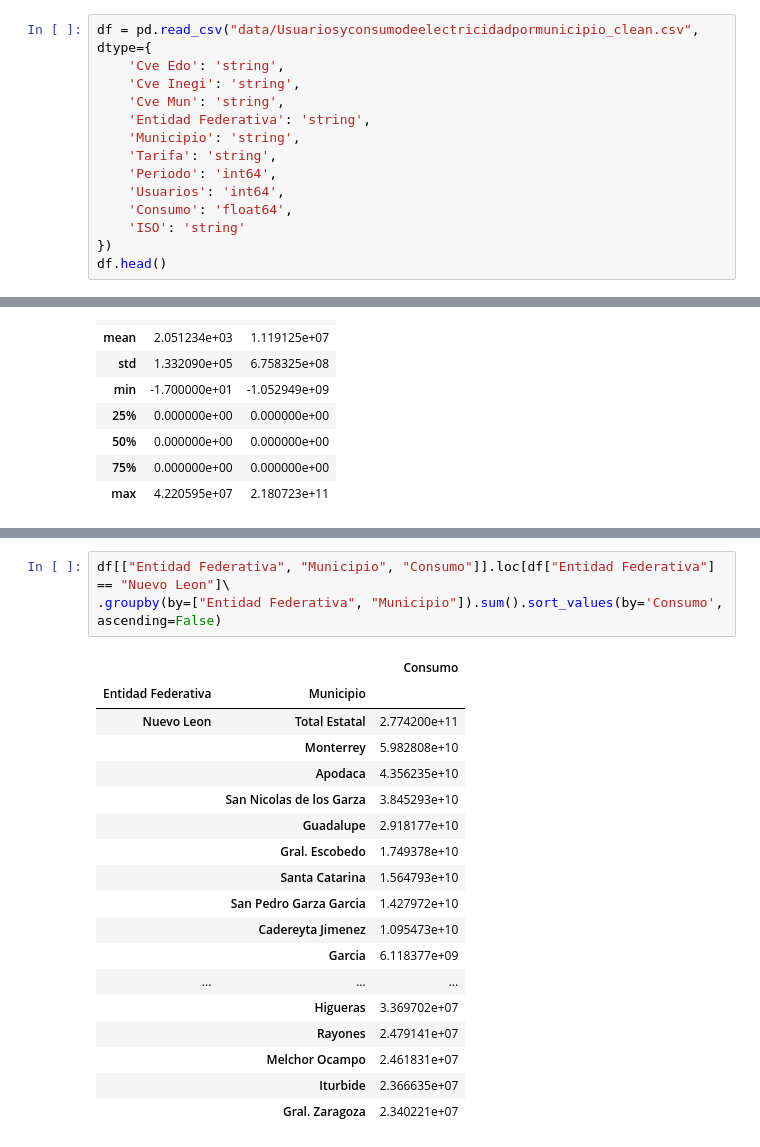
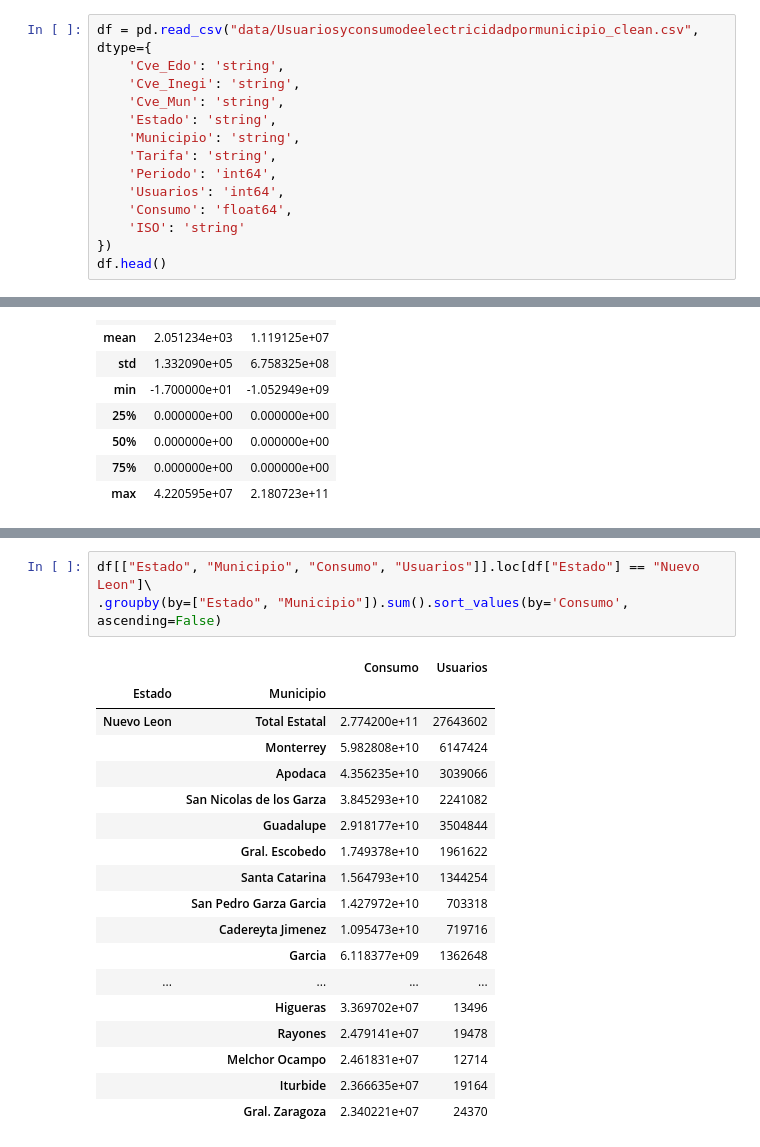
Before and after one commit to SaulPuente/data-mining-class, a Jupyter notebook: practica_3.ipynb, the cells around one changed output, grey strips where cells are left out. Drawn from its saved outputs; the diff is of its cells as text.

```diff
--- a/practica_3.ipynb
+++ b/practica_3.ipynb
@@ -2,10 +2,10 @@
 import pandas as pd
 # %%
 df = pd.read_csv("data/Usuariosyconsumodeelectricidadpormunicipio_clean.csv", dtype={
-    'Cve Edo': 'string',
-    'Cve Inegi': 'string',
-    'Cve Mun': 'string',
-    'Entidad Federativa': 'string',
+    'Cve_Edo': 'string',
+    'Cve_Inegi': 'string',
+    'Cve_Mun': 'string',
+    'Estado': 'string',
     'Municipio': 'string',
     'Tarifa': 'string',
     'Periodo': 'int64',
@@ -79,22 +75,22 @@ df[["Entidad Federativa", "Periodo", "Consumo"]]\
 # %%
-df[["Entidad Federativa", "Municipio", "Consumo"]].loc[df["Entidad Federativa"] == "Nuevo Leon"]\
-.groupby(by=["Entidad Federativa", "Municipio"]).sum().sort_values(by='Consumo', ascending=False)
+df[["Estado", "Municipio", "Consumo", "Usuarios"]].loc[df["Estado"] == "Nuevo Leon"]\
+.groupby(by=["Estado", "Municipio"]).sum().sort_values(by='Consumo', ascending=False)
 # %% [output]
-|  |  | Consumo |
-| Entidad Federativa | Municipio |  |
-| Nuevo Leon | Total Estatal | 2.774200e+11 |
-|  | Monterrey | 5.982808e+10 |
-|  | Apodaca | 4.356235e+10 |
-|  | San Nicolas de los Garza | 3.845293e+10 |
-|  | Guadalupe | 2.918177e+10 |
-|  | Gral. Escobedo | 1.749378e+10 |
-|  | Santa Catarina | 1.564793e+10 |
-|  | San Pedro Garza Garcia | 1.427972e+10 |
-|  | Cadereyta Jimenez | 1.095473e+10 |
-|  | Garcia | 6.118377e+09 |
-| ... | ... | ... |
-|  | Higueras | 3.369702e+07 |
-|  | Rayones | 2.479141e+07 |
-|  | Melchor Ocampo | 2.461831e+07 |
-|  | Iturbide | 2.366635e+07 |
-|  | Gral. Zaragoza | 2.340221e+07 |
+|  |  | Consumo | Usuarios |
+| Estado | Municipio |  |  |
+| Nuevo Leon | Total Estatal | 2.774200e+11 | 27643602 |
+|  | Monterrey | 5.982808e+10 | 6147424 |
+|  | Apodaca | 4.356235e+10 | 3039066 |
+|  | San Nicolas de los Garza | 3.845293e+10 | 2241082 |
+|  | Guadalupe | 2.918177e+10 | 3504844 |
+|  | Gral. Escobedo | 1.749378e+10 | 1961622 |
+|  | Santa Catarina | 1.564793e+10 | 1344254 |
+|  | San Pedro Garza Garcia | 1.427972e+10 | 703318 |
+|  | Cadereyta Jimenez | 1.095473e+10 | 719716 |
+|  | Garcia | 6.118377e+09 | 1362648 |
+| ... | ... | ... | ... |
+|  | Higueras | 3.369702e+07 | 13496 |
+|  | Rayones | 2.479141e+07 | 19478 |
+|  | Melchor Ocampo | 2.461831e+07 | 12714 |
+|  | Iturbide | 2.366635e+07 | 19164 |
+|  | Gral. Zaragoza | 2.340221e+07 | 24370 |
```
Also changed, not shown: parts of 3 cells of this notebook, 4 other files.
